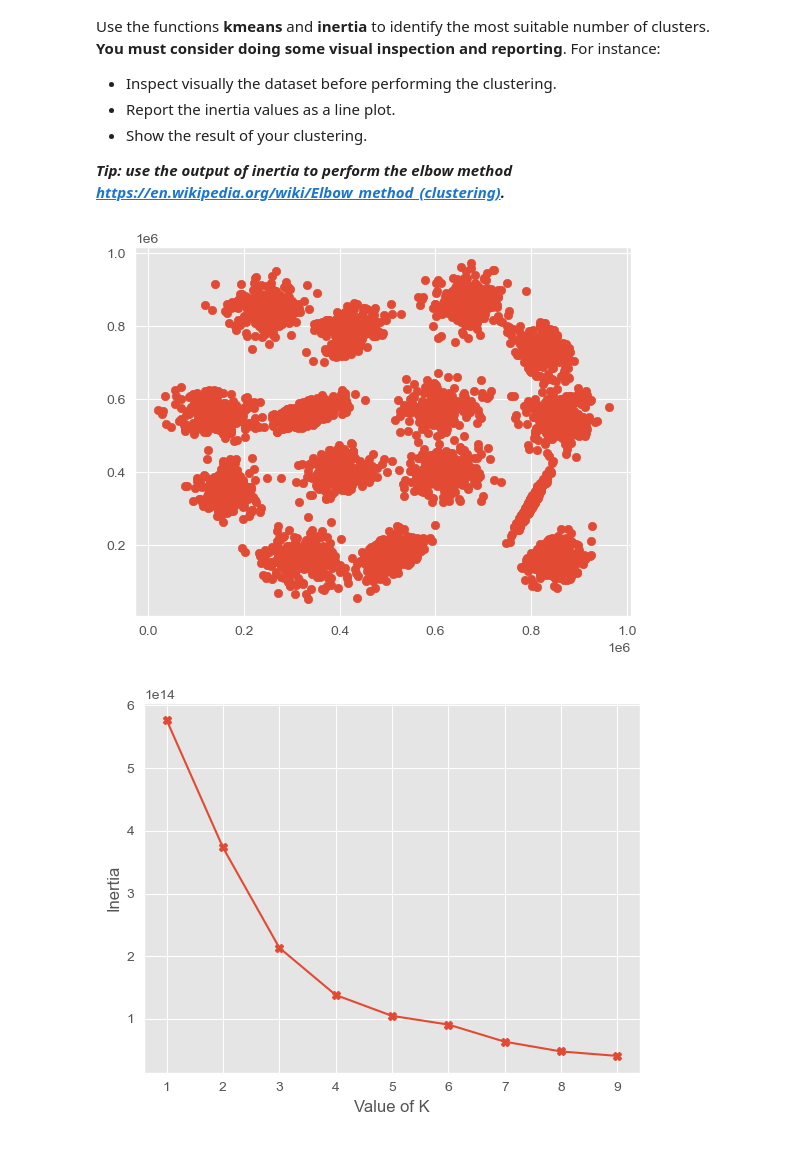
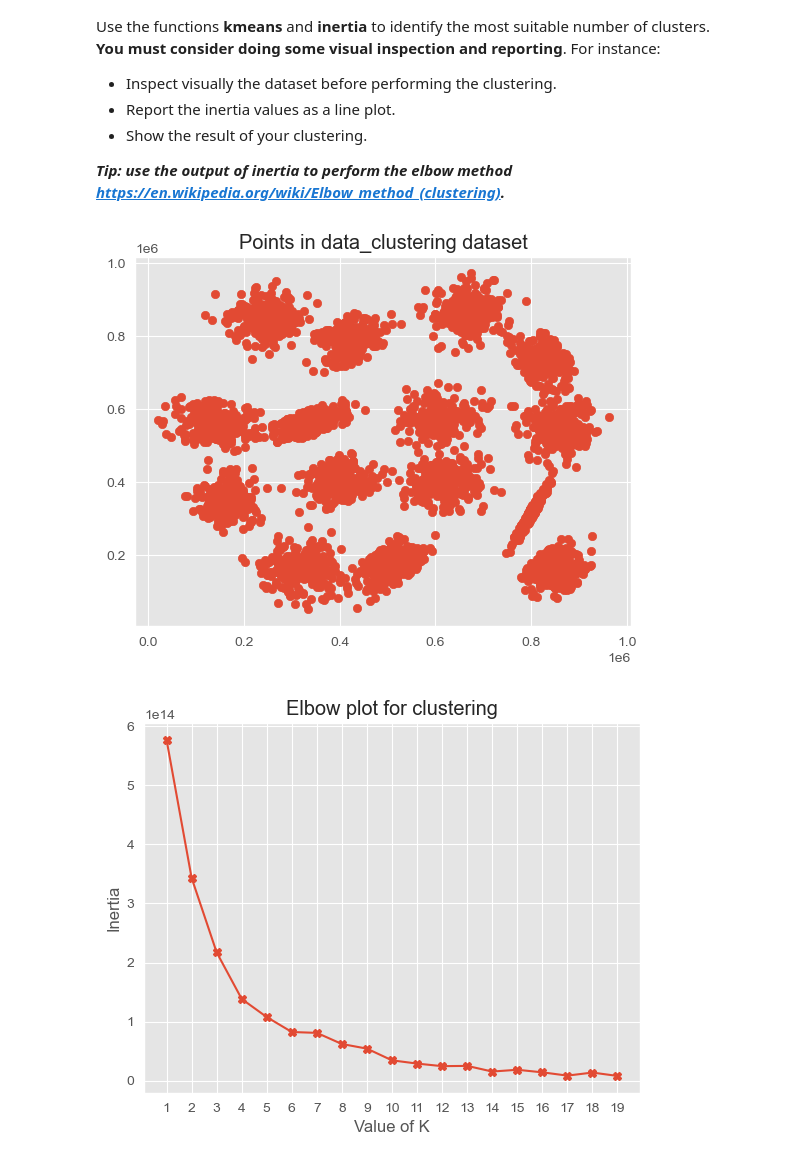
Before and after one commit to carlos-rodrigues75/MDSAA-NOVA-IMS, a Jupyter notebook: programming_for_data_science/assignments/3/HW3-2023.ipynb, the cells around one changed output. Saved outputs shown, nothing was run; the diff lists cells and outputs as text; code cells hidden in the pictures.

```diff
--- a/programming_for_data_science/assignments/3/HW3-2023.ipynb
+++ b/programming_for_data_science/assignments/3/HW3-2023.ipynb
@@ -377,11 +383,13 @@ Use the functions <b>kmeans</b> and <b>inertia</b> to identify the most suitable
 data_clustering = pd.read_csv("https://www.dropbox.com/s/wco3lxgn1f4a5k2/data_custering.csv?dl=1", header=None).to_numpy()
 # %%
 plt.scatter(x=data_clustering[:,0], y=data_clustering[:,1])
+plt.title("Points in data_clustering dataset")
+
 plt.show()
 # %% [output]
-[figure, old version]
+[figure, new version]
 # %%
-k_range = range(1, 10)
+k_range = range(1, 20)
 inertias = []
 
 for k in k_range:
@@ -389,10 +397,16 @@ for k in k_range:
     number_of_clusters, inertia_per_cluster = inertia(data_clustering, clusters, centroids)
     inertias.append(sum(inertia_per_cluster))
 
-plt.plot(list(k_range), inertias, 'X-')
+plt.plot(k_range, inertias, 'X-')
 plt.xlabel("Value of K")
 plt.ylabel("Inertia")
+plt.title("Elbow plot for clustering")
+
+# This is needed to use the actual values of K in the X axis.
+# If we don't put the above line of code, matplotlib can break the scale plotting points
+# like 12.5 in X-axis
+plt.xticks(k_range)
 
 plt.show()
 # %% [output]
-[figure, old version]
+[figure, new version]
```
Also changed, not shown: parts of 9 cells of this notebook.
